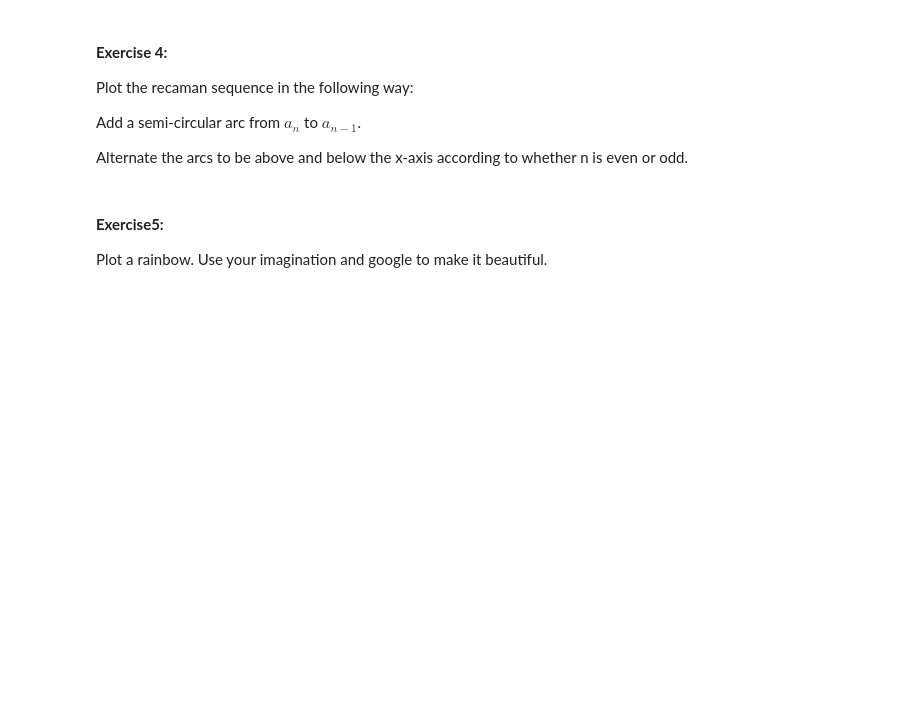
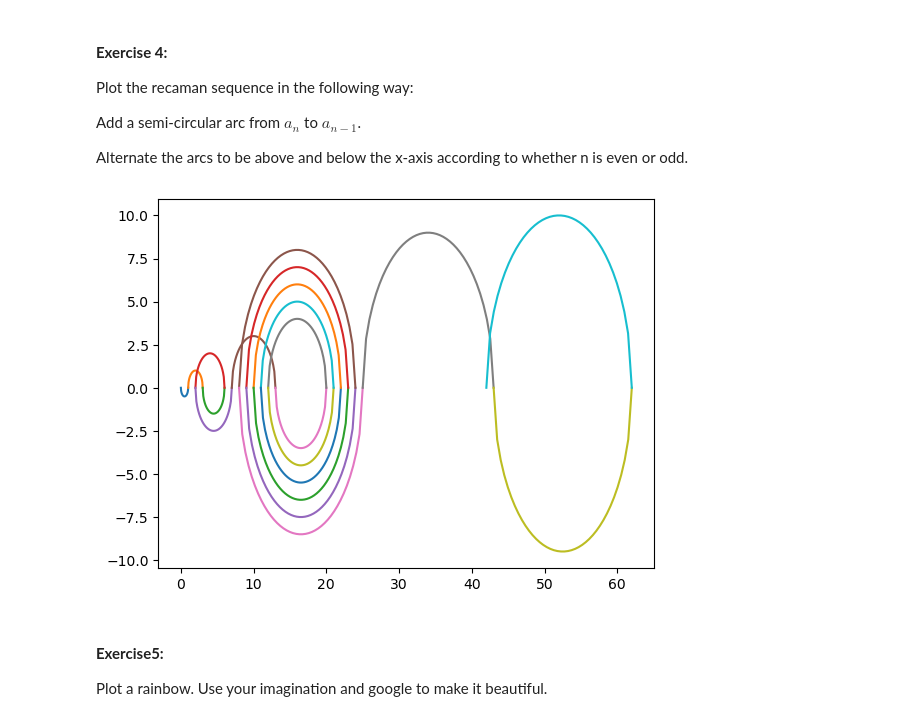
Before and after one commit to TettehMamle/ScientificPython_diploma24, a Jupyter notebook: Exercises2-3.ipynb, the cells around one changed output. Saved outputs shown, nothing was run; the diff lists cells and outputs as text; code cells hidden in the pictures; blank space fills up the shorter version.

```diff
--- a/Exercises2-3.ipynb
+++ b/Exercises2-3.ipynb
@@ -24,0 +24,6 @@ sp.init_printing(order='rev-expr')
+# %%
+%%timeit
+#function(5).series(x,h,5)
+h = sp.symbols('h')
+x = sp.symbols('x')
+sp.sin(x).series(x,h, n=5)
@@ -102,6 +128,27 @@ Add a semi-circular arc from $a_{n}$ to $a_{n-1}$.
 
 Alternate the arcs to be above and below the x-axis according to whether
     n is even or odd.
+# %%
+def Sequence(N):
+    list = [0]
+    i = 1
+    while(i<N+1):
+        a = list[i - 1] -i
+        if a  > 0 and a not in list:
+           list.append(list[i - 1] -i)
+        else:
+            list.append(list[i - 1] +i)
+        i = i +1     # n += 1
+    return list
+seq = Sequence(20)
+for i in range(1, len(seq)):
+    h = (seq[i] + seq[i-1])/2
+    r = abs((seq[i] - seq[i-1]))/2
+    x = np.linspace(seq[i], seq[i-1], 40)
+    y = (-1)**i * np.sqrt(r**2 - (x-h)**2)
+    plt.plot(x, y)
+# %% [output]
+[figure, added]
 # %% [markdown]
 #### **Exercise5:**
 
```
Also changed, not shown: parts of 14 cells of this notebook, 18 other files.
